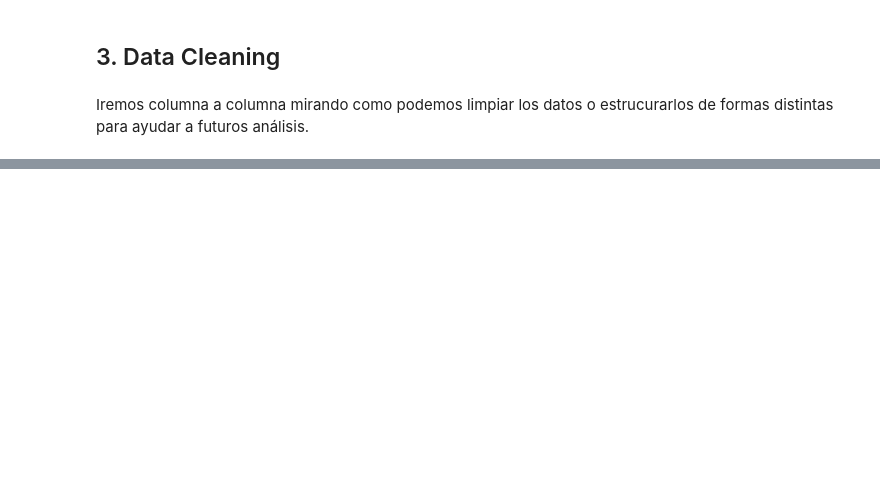
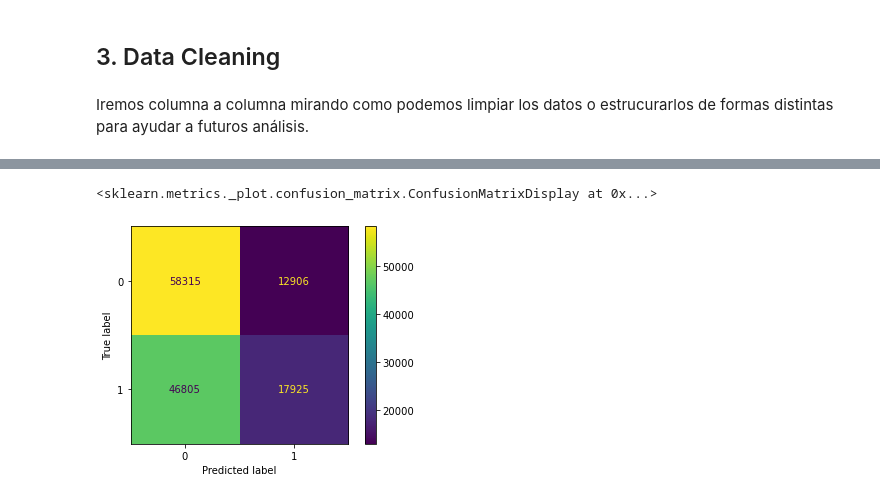
Before and after one commit to RicardFS90/Recsys_Twitter, a Jupyter notebook: Entrega.ipynb, the cells around one changed output, grey strips where cells are left out. Cells and saved outputs as stored; diff of their text form; code cells hidden in the pictures; blank space fills up the shorter version.

```diff
--- a/Entrega.ipynb
+++ b/Entrega.ipynb
@@ -279,0 +375,15 @@ KeyError: "None of [Index(['reply_timestamp', 'retweet_with_comment_timestamp',
+# %%
+features = ['text_tokens','engaged_with_user_is_verified', 'engagee_follows_engager', 'photo', 'video', 'gif',
+       'link_exists']
+# %%
+train = df[df['tweet_timestamp_day']<5]
+test = df[df['tweet_timestamp_day']>4]
+X_train=train[features]
+y_train=train['engagement_exists']
+X_test=test[features]
+y_test=test['engagement_exists']
+# %%
+xg_rec = xgb.XGBClassifier()
+# %%
+xg_rec.fit(X_train,y_train)
+preds = xg_rec.predict(X_test)
@@ -279,0 +404,5 @@ KeyError: "None of [Index(['reply_timestamp', 'retweet_with_comment_timestamp',
+# %%
+plot_confusion_matrix(xg_rec, X_test, y_test)
+# %% [output]
+<sklearn.metrics._plot.confusion_matrix.ConfusionMatrixDisplay at 0x...>
+[figure, added]
```
Also changed, not shown: parts of 27 cells of this notebook.
